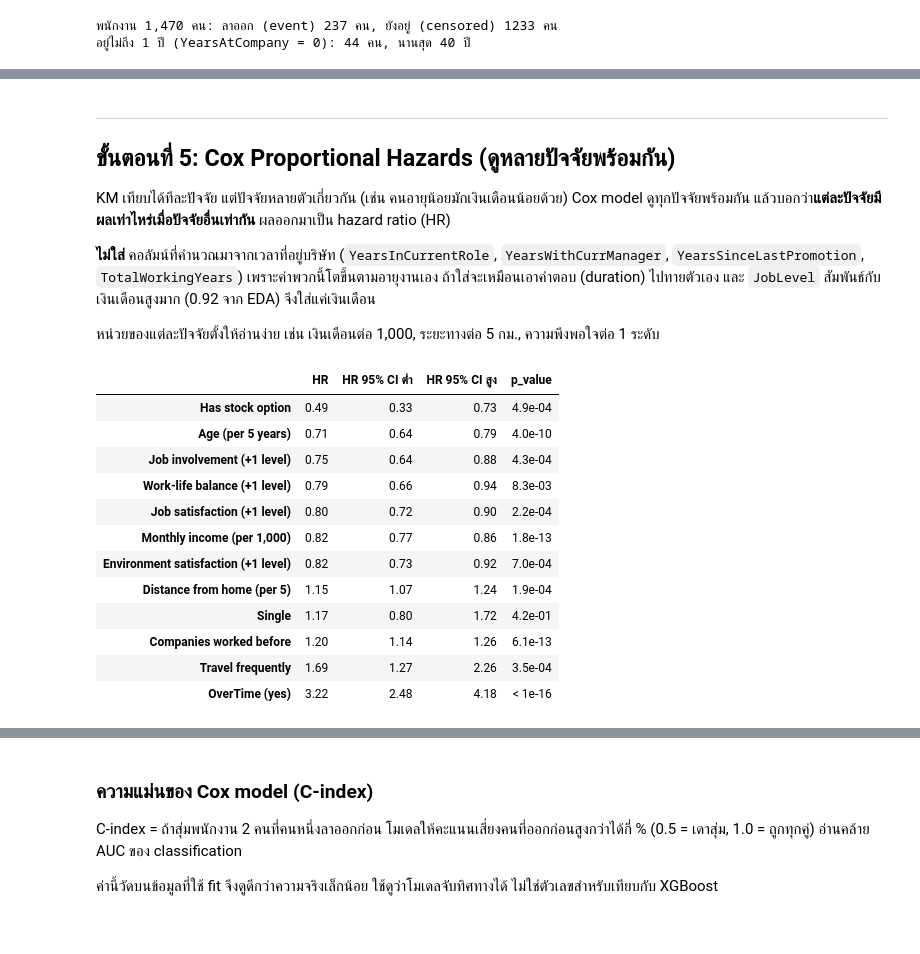
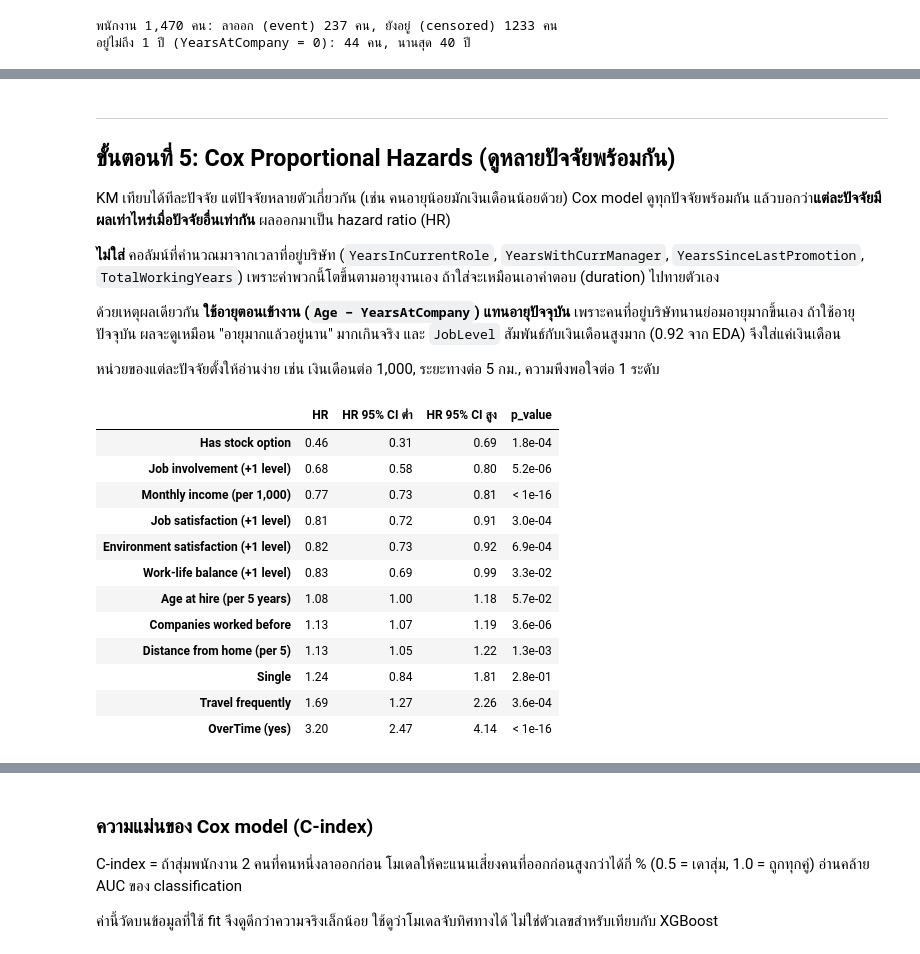
Before and after one commit to InkSpuDek66/employee-attrition-predictor, a Jupyter notebook: notebooks/08_survival_analysis_Y.ipynb, the cells around one changed output, grey strips where cells are left out. Cells and saved outputs as stored; diff of their text form; code cells hidden in the pictures.

```diff
--- a/notebooks/08_survival_analysis_Y.ipynb
+++ b/notebooks/08_survival_analysis_Y.ipynb
@@ -222,48 +226,50 @@ pd.DataFrame(rows).style.format({"S(2)": "{:.1%}", "S(5)": "{:.1%}", "log-rank p
 
 KM เทียบได้ทีละปัจจัย แต่ปัจจัยหลายตัวเกี่ยวกัน (เช่น คนอายุน้อยมักเงินเดือนน้อยด้วย) Cox model ดูทุกปัจจัยพร้อมกัน แล้วบอกว่า**แต่ละปัจจัยมีผลเท่าไหร่เมื่อปัจจัยอื่นเท่ากัน** ผลออกมาเป็น hazard ratio (HR)
 
-**ไม่ใส่** คอลัมน์ที่คำนวณมาจากเวลาที่อยู่บริษัท (`YearsInCurrentRole`, `YearsWithCurrManager`, `YearsSinceLastPromotion`, `TotalWorkingYears`) เพราะค่าพวกนี้โตขึ้นตามอายุงานเอง ถ้าใส่จะเหมือนเอาคำตอบ (duration) ไปทายตัวเอง และ `JobLevel` สัมพันธ์กับเงินเดือนสูงมาก (0.92 จาก EDA) จึงใส่แค่เงินเดือน
+**ไม่ใส่** คอลัมน์ที่คำนวณมาจากเวลาที่อยู่บริษัท (`YearsInCurrentRole`, `YearsWithCurrManager`, `YearsSinceLastPromotion`, `TotalWorkingYears`) เพราะค่าพวกนี้โตขึ้นตามอายุงานเอง ถ้าใส่จะเหมือนเอาคำตอบ (duration) ไปทายตัวเอง
+
+ด้วยเหตุผลเดียวกัน **ใช้อายุตอนเข้างาน (`Age − YearsAtCompany`) แทนอายุปัจจุบัน** เพราะคนที่อยู่บริษัทนานย่อมอายุมากขึ้นเอง ถ้าใช้อายุปัจจุบัน ผลจะดูเหมือน "อายุมากแล้วอยู่นาน" มากเกินจริง และ `JobLevel` สัมพันธ์กับเงินเดือนสูงมาก (0.92 จาก EDA) จึงใส่แค่เงินเดือน
 
 หน่วยของแต่ละปัจจัยตั้งให้อ่านง่าย เช่น เงินเดือนต่อ 1,000, ระยะทางต่อ 5 กม., ความพึงพอใจต่อ 1 ระดับ
 # %%
 cox = pd.DataFrame({
     "OverTime (yes)": (df["OverTime"] == "Yes").astype(int),
     "Monthly income (per 1,000)": df["MonthlyIncome"] / 1000,
     "Has stock option": (df["StockOptionLevel"] > 0).astype(int),
-    "Age (per 5 years)": df["Age"] / 5,
+    "Age at hire (per 5 years)": (df["Age"] - df["YearsAtCompany"]) / 5,
     "Distance from home (per 5)": df["DistanceFromHome"] / 5,
     "Environment satisfaction (+1 level)": df["EnvironmentSatisfaction"],
     "Job satisfaction (+1 level)": df["JobSatisfaction"],
     "Job involvement (+1 level)": df["JobInvolvement"],
     "Work-life balance (+1 level)": df["WorkLifeBalance"],
     "Travel frequently": (df["BusinessTravel"] == "Travel_Frequently").astype(int),
     "Single": (df["MaritalStatus"] == "Single").astype(int),
     "Companies worked before": df["NumCompaniesWorked"],
 })
 
 cox_res = PHReg(df["duration"], cox, status=df["event"], ties="efron").fit()
 ci = cox_res.conf_int()
 hr = pd.DataFrame({
     "HR": np.exp(cox_res.params),
     "HR 95% CI ต่ำ": np.exp(ci[:, 0]),
     "HR 95% CI สูง": np.exp(ci[:, 1]),
     "p_value": cox_res.pvalues,
 }, index=cox.columns).sort_values("HR")
 hr.style.format({"HR": "{:.2f}", "HR 95% CI ต่ำ": "{:.2f}", "HR 95% CI สูง": "{:.2f}", "p_value": fmt_p})
 # %% [output]
 |  | HR | HR 95% CI ต่ำ | HR 95% CI สูง | p_value |
-| Has stock option | 0.49 | 0.33 | 0.73 | 4.9e-04 |
-| Age (per 5 years) | 0.71 | 0.64 | 0.79 | 4.0e-10 |
-| Job involvement (+1 level) | 0.75 | 0.64 | 0.88 | 4.3e-04 |
-| Work-life balance (+1 level) | 0.79 | 0.66 | 0.94 | 8.3e-03 |
-| Job satisfaction (+1 level) | 0.80 | 0.72 | 0.90 | 2.2e-04 |
-| Monthly income (per 1,000) | 0.82 | 0.77 | 0.86 | 1.8e-13 |
-| Environment satisfaction (+1 level) | 0.82 | 0.73 | 0.92 | 7.0e-04 |
-| Distance from home (per 5) | 1.15 | 1.07 | 1.24 | 1.9e-04 |
-| Single | 1.17 | 0.80 | 1.72 | 4.2e-01 |
-| Companies worked before | 1.20 | 1.14 | 1.26 | 6.1e-13 |
-| Travel frequently | 1.69 | 1.27 | 2.26 | 3.5e-04 |
-| OverTime (yes) | 3.22 | 2.48 | 4.18 | < 1e-16 |
+| Has stock option | 0.46 | 0.31 | 0.69 | 1.8e-04 |
+| Job involvement (+1 level) | 0.68 | 0.58 | 0.80 | 5.2e-06 |
+| Monthly income (per 1,000) | 0.77 | 0.73 | 0.81 | < 1e-16 |
+| Job satisfaction (+1 level) | 0.81 | 0.72 | 0.91 | 3.0e-04 |
+| Environment satisfaction (+1 level) | 0.82 | 0.73 | 0.92 | 6.9e-04 |
+| Work-life balance (+1 level) | 0.83 | 0.69 | 0.99 | 3.3e-02 |
+| Age at hire (per 5 years) | 1.08 | 1.00 | 1.18 | 5.7e-02 |
+| Companies worked before | 1.13 | 1.07 | 1.19 | 3.6e-06 |
+| Distance from home (per 5) | 1.13 | 1.05 | 1.22 | 1.3e-03 |
+| Single | 1.24 | 0.84 | 1.81 | 2.8e-01 |
+| Travel frequently | 1.69 | 1.27 | 2.26 | 3.6e-04 |
+| OverTime (yes) | 3.20 | 2.47 | 4.14 | < 1e-16 |
 # %%
 fig, ax = plt.subplots(figsize=(8, 6))
 y = np.arange(len(hr))
```
Also changed, not shown: parts of 10 cells of this notebook, 3 other files.
